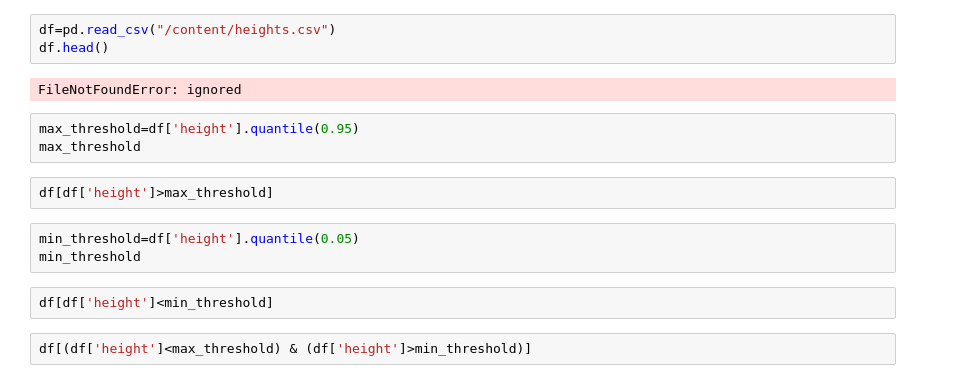
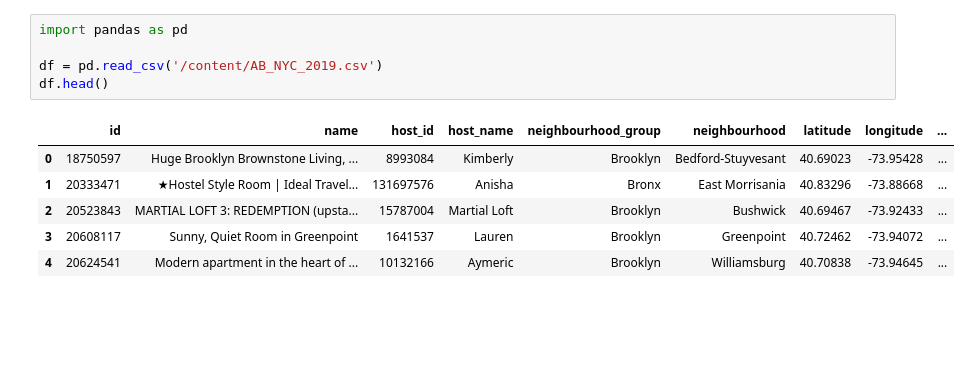
Before and after one commit to Bornitaadhikari/For-Practice, a Jupyter notebook: Removing_Outliers.ipynb, the cells around one changed output. Saved outputs shown, nothing was run; the diff lists cells and outputs as text; blank space fills up the shorter version.

```diff
--- a/Removing_Outliers.ipynb
+++ b/Removing_Outliers.ipynb
@@ -5,17 +46,12 @@ import pandas as pd
 # %%
-df=pd.read_csv("/content/heights.csv")
+import pandas as pd
+
+df = pd.read_csv('/content/AB_NYC_2019.csv')
 df.head()
 # %% [output]
-FileNotFoundError: ignored
+|  | id | name | host_id | host_name | neighbourhood_group | neighbourhood | latitude | longitude | ... |
+| 0 | 18750597 | Huge Brooklyn Brownstone Living, ... | 8993084 | Kimberly | Brooklyn | Bedford-Stuyvesant | 40.69023 | -73.95428 | ... |
+| 1 | 20333471 | ★Hostel Style Room | Ideal Travel... | 131697576 | Anisha | Bronx | East Morrisania | 40.83296 | -73.88668 | ... |
+| 2 | 20523843 | MARTIAL LOFT 3: REDEMPTION (upsta... | 15787004 | Martial Loft | Brooklyn | Bushwick | 40.69467 | -73.92433 | ... |
+| 3 | 20608117 | Sunny, Quiet Room in Greenpoint | 1641537 | Lauren | Brooklyn | Greenpoint | 40.72462 | -73.94072 | ... |
+| 4 | 20624541 | Modern apartment in the heart of ... | 10132166 | Aymeric | Brooklyn | Williamsburg | 40.70838 | -73.94645 | ... |
-# %%
-max_threshold=df['height'].quantile(0.95)
-max_threshold
-# %%
-df[df['height']>max_threshold]
-# %%
-min_threshold=df['height'].quantile(0.05)
-min_threshold
-# %%
-df[df['height']<min_threshold]
-# %%
-df[(df['height']<max_threshold) & (df['height']>min_threshold)]
```
Also changed, not shown: parts of 26 cells of this notebook.
